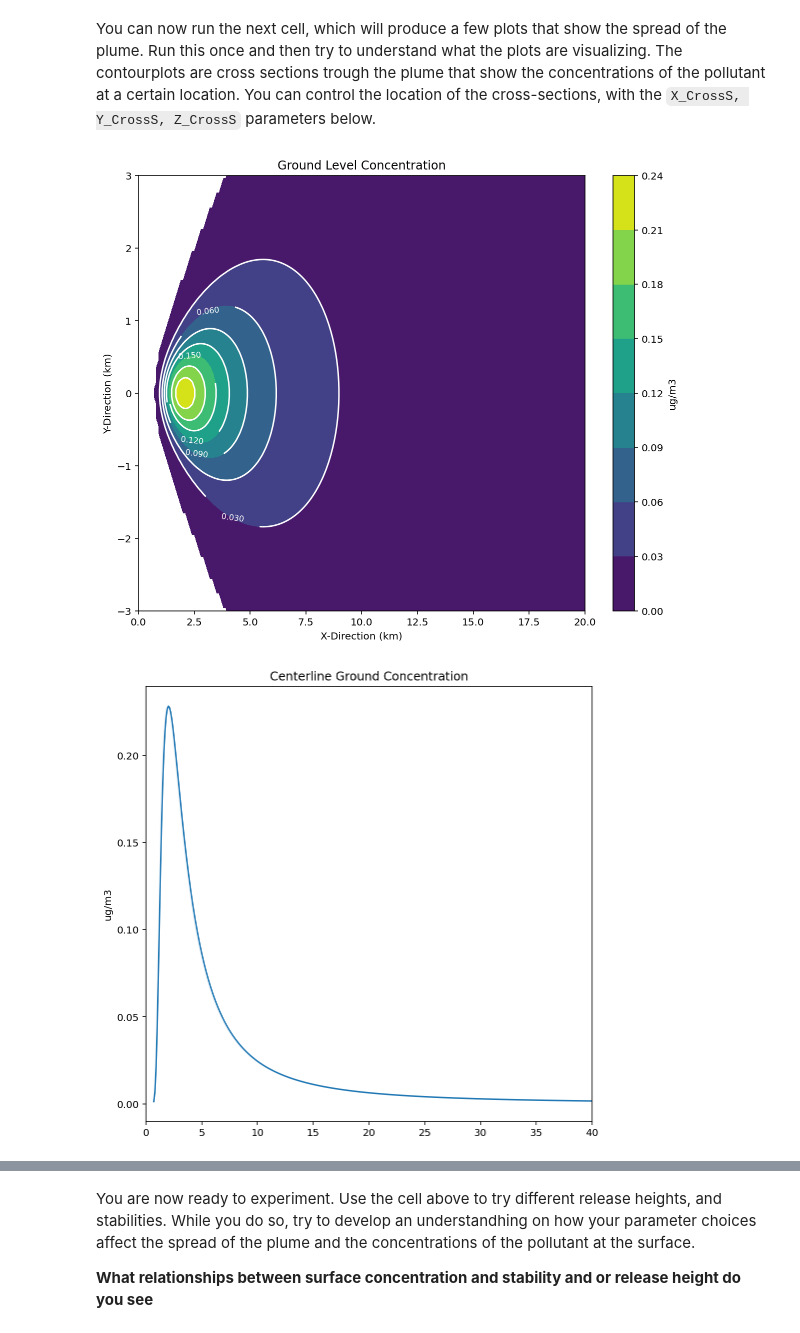
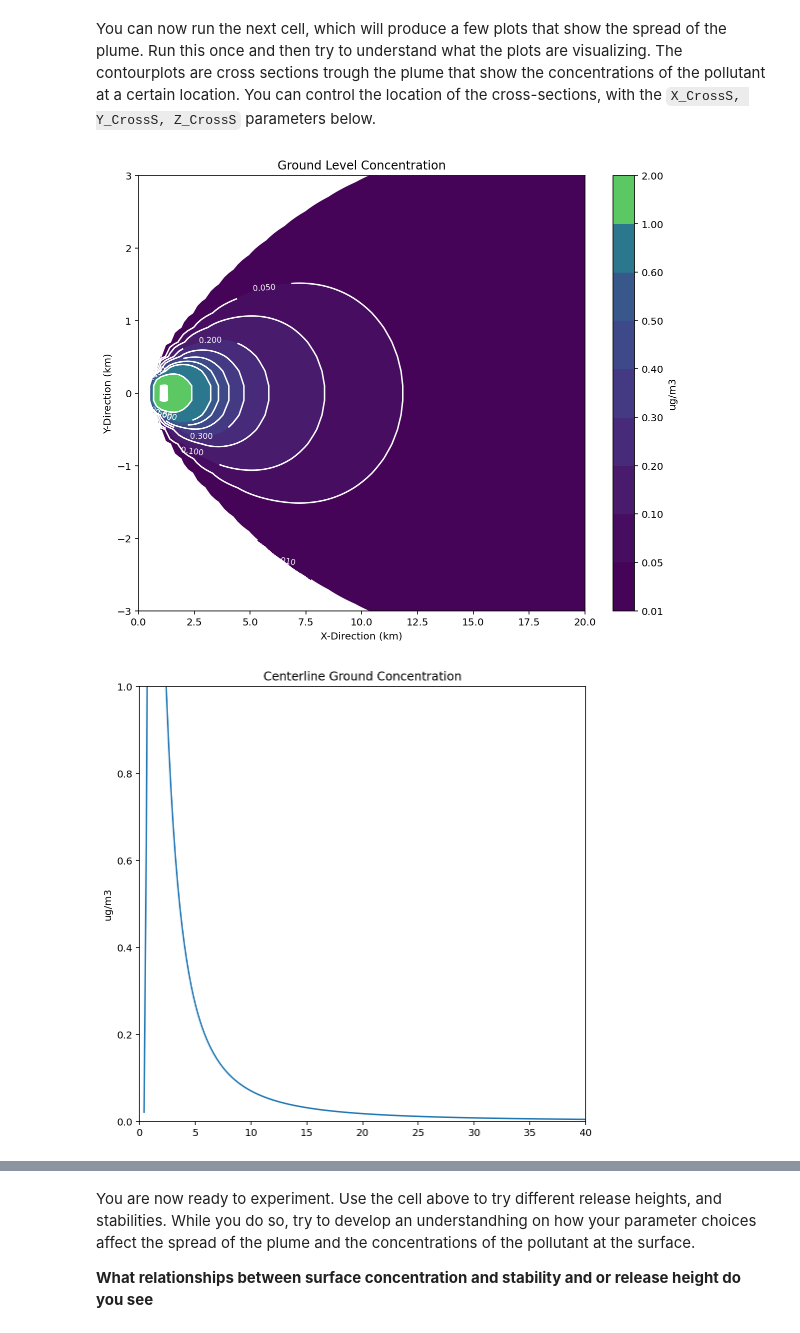
Before and after one commit to TobGerken/ISAT321, a Jupyter notebook: Code/Plume_Model.ipynb, the cells around one changed output, grey strips where cells are left out. Cells and saved outputs as stored; diff of their text form; code cells hidden in the pictures.

Commit message:
added sanity checks and min max values

```diff
--- a/Code/Plume_Model.ipynb
+++ b/Code/Plume_Model.ipynb
@@ -149,31 +165,31 @@ PlumeParam, NewPlume = model.init_GaussianPlume()
 You can now run the next cell, which will produce a few plots that show the spread of the plume. Run this once and then try to understand what the plots are visualizing.
 The contourplots are cross sections trough the plume that show the concentrations of the pollutant at a certain location. You can control the location of the cross-sections, with the `X_CrossS, Y_CrossS, Z_CrossS` parameters below.
 # %%
-Q = 1000  # Release rate (mg/s) [Original Value : 1000 ]
-H = 200   # The Effective Stack Height  [Original Value : 200 ]
+Q = 1000 # Release rate (mg/s) [Original Value : 1000 ]
+H = 100   # The Effective Stack Height  [Original Value : 200 ]
 
 u=2       # Windspeed in m/s [Original Value : u=2 ]
 
 # Select the Stability Class Here
 # Options are:
 # A (very unstable)
 # B (moderately unstable)
 # C (slightly unstable)
 # D (neutral
 # E (slightly stable)
-# E (very stable)
+# F (very stable)
 # Values are taken from: https://www.eng.uwo.ca/people/esavory/Gaussian%20plumes.pdf
-stability_class = 'C'
+stability_class = 'D'
 
 
-X_CrossS = 5    # Location of crossection in X in km  (5 was inital value)
-Y_CrossS = 0    # Location of crossection in Y in km  (0 was inital value, this is the centerline)
-Z_CrossS = 100  # Height of crossection in Z in m  (100 was inital value, this is inital stack height)
+X_CrossS = 5    # Location of crossection in X in km ; you can select values between 0 and 40 km (5 was inital value)
+Y_CrossS = 0    # Location of crossection in Y in km ;  you can select values between -10 and 10 km (0 was inital value, this is the centerline)
+Z_CrossS = 100  # Height of crossection in Z in m , you can select values between 0 annd 1000 m (100 was inital value, this is inital stack height)
 
 # <<< Do not modify
 C =model.calc_GaussianPlume(Q,H,u,stability_class,PlumeParam)
 NewPlume=model.plot_GaussianPlume(C, X_CrossS, Y_CrossS, Z_CrossS, PlumeParam)
 # >>> Do not modify.
 # %% [output]
-[figure, old version]
+[figure, new version]
-[figure, old version]
+[figure, new version]
```
Also changed, not shown: parts of 6 cells of this notebook, 1 other file.
